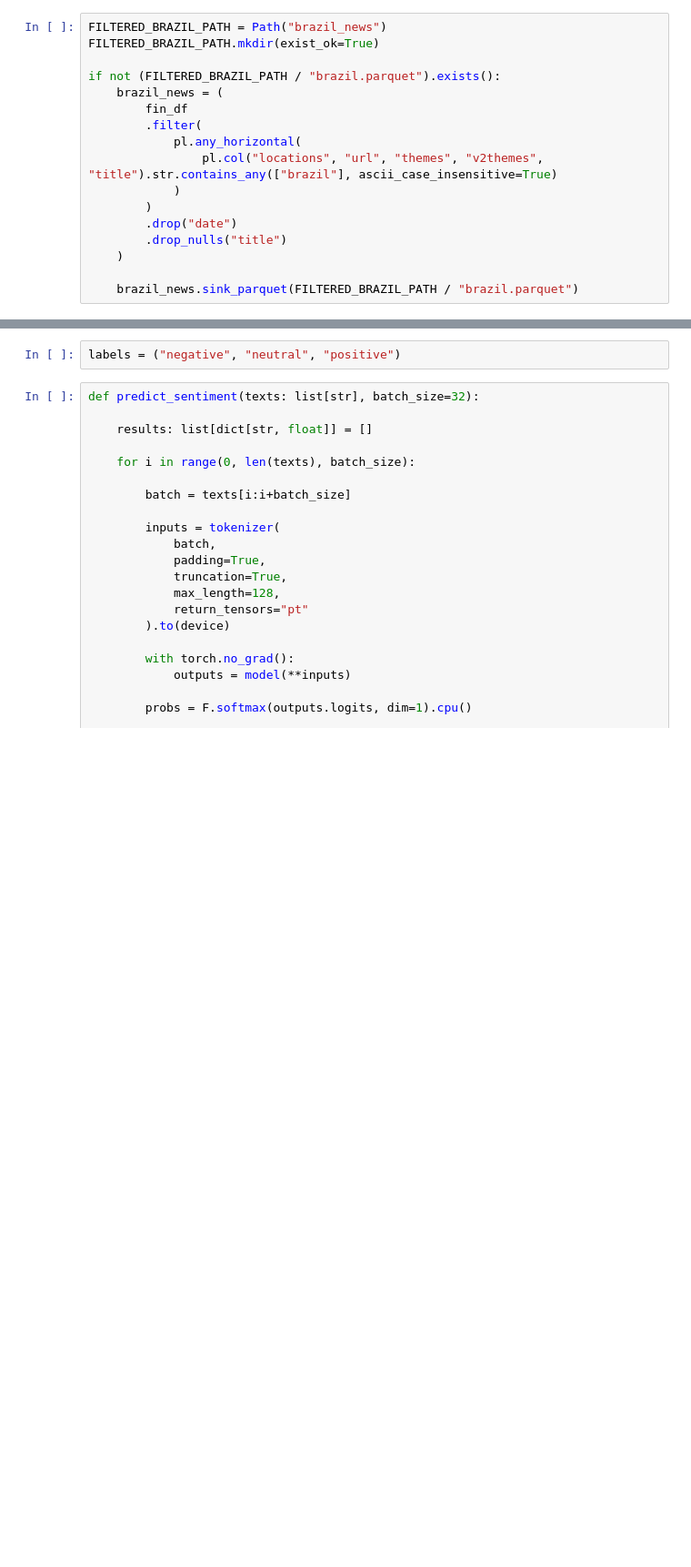
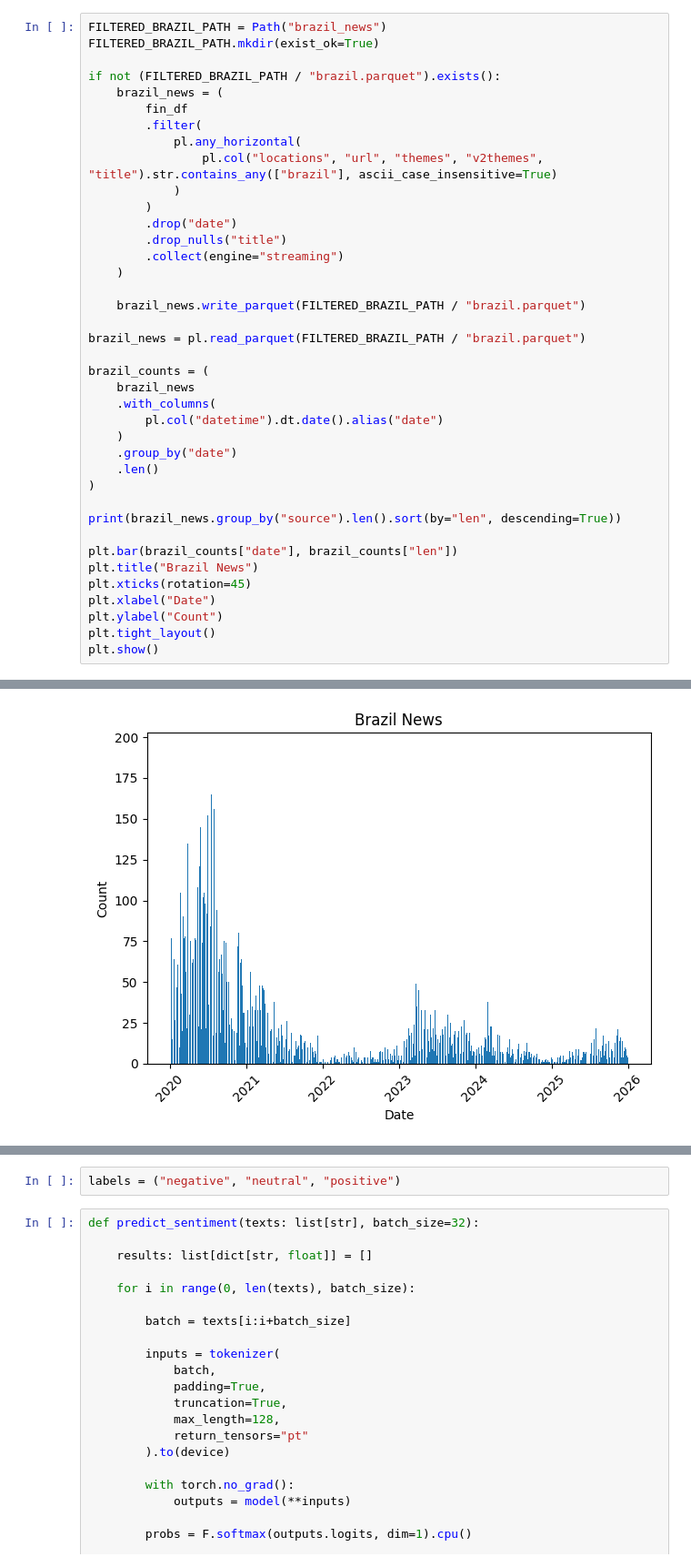
Before and after one commit to Nikolas010101/MBA-TCC, a Jupyter notebook: Market news/analyze_market_news.ipynb, the cells around one changed output, grey strips where cells are left out. Shown at 91% size. Saved outputs shown, nothing was run; the diff lists cells and outputs as text; blank space fills up the shorter version.

```diff
--- a/Market news/analyze_market_news.ipynb
+++ b/Market news/analyze_market_news.ipynb
@@ -64,6 +91,29 @@ if not (FILTERED_BRAZIL_PATH / "brazil.parquet").exists():
         )
         .drop("date")
         .drop_nulls("title")
+        .collect(engine="streaming")
     )
 
-    brazil_news.sink_parquet(FILTERED_BRAZIL_PATH / "brazil.parquet")
+    brazil_news.write_parquet(FILTERED_BRAZIL_PATH / "brazil.parquet")
+
+brazil_news = pl.read_parquet(FILTERED_BRAZIL_PATH / "brazil.parquet")
+
+brazil_counts = (
+    brazil_news
+    .with_columns(
+        pl.col("datetime").dt.date().alias("date")
+    )
+    .group_by("date")
+    .len()
+)
+
+print(brazil_news.group_by("source").len().sort(by="len", descending=True))
+
+plt.bar(brazil_counts["date"], brazil_counts["len"])
+plt.title("Brazil News")
+plt.xticks(rotation=45)
+plt.xlabel("Date")
+plt.ylabel("Count")
+plt.tight_layout()
+plt.show()
+# %% [output]
@@ -69,0 +133 @@ if not (FILTERED_BRAZIL_PATH / "brazil.parquet").exists():
+[figure, added]
```
Also changed, not shown: parts of 75 cells of this notebook, 2 other files.
